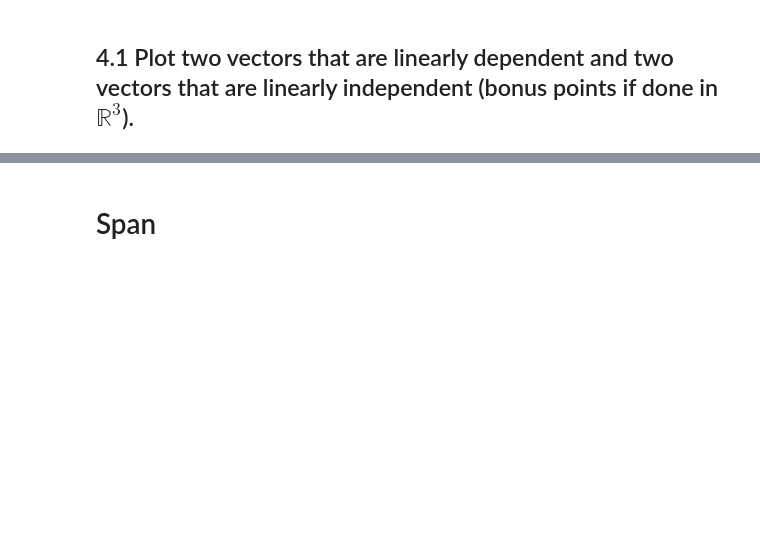
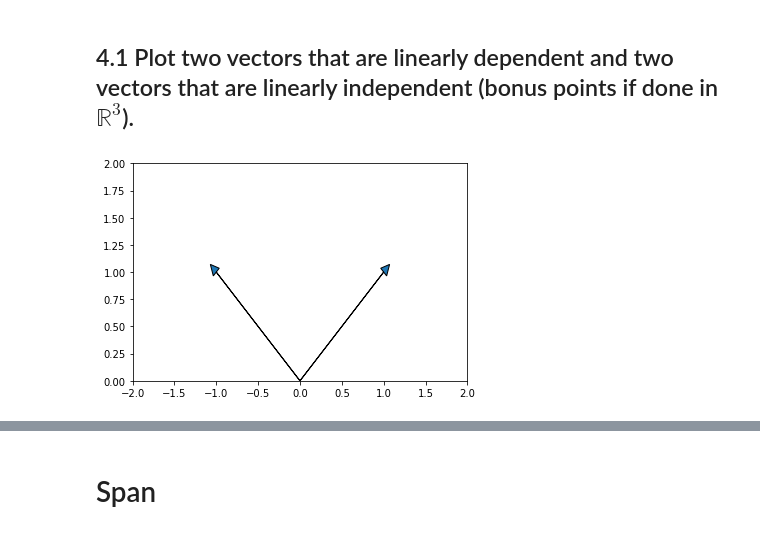
Before and after one commit to skredenmathias/DS-Unit-1-Sprint-3-Linear-Algebra, a Jupyter notebook: module2_intermediate_linear_algebra_LS_DS_132_Intermediate_Linear_Algebra_Assignment.ipynb, the cells around one changed output, grey strips where cells are left out. Cells and saved outputs as stored; diff of their text form; code cells hidden in the pictures; blank space fills up the shorter version.

```diff
--- a/module2_intermediate_linear_algebra_LS_DS_132_Intermediate_Linear_Algebra_Assignment.ipynb
+++ b/module2_intermediate_linear_algebra_LS_DS_132_Intermediate_Linear_Algebra_Assignment.ipynb
@@ -95,3 +131,15 @@ f = \begin{bmatrix} 4 & 12 & 11 & 9 & 2 \end{bmatrix}
 # Linear Independence / Dependence
 # %% [markdown]
 ## 4.1 Plot two vectors that are linearly dependent and two vectors that are linearly independent (bonus points if done in $\mathbb{R}^3$).
+# %%
+# linearly independent
+a = [-1,1]
+b = [1,1]
+
+plt.arrow(0,0, a[0], a[1], head_length = .1, head_width = .1)
+plt.arrow(0,0, b[0], b[1], head_length = .1, head_width = .1)
+plt.xlim(-2,2)
+plt.ylim(-0,2)
+plt.show()
+# %% [output]
+[figure, added]
```
Also changed, not shown: parts of 17 cells of this notebook.
